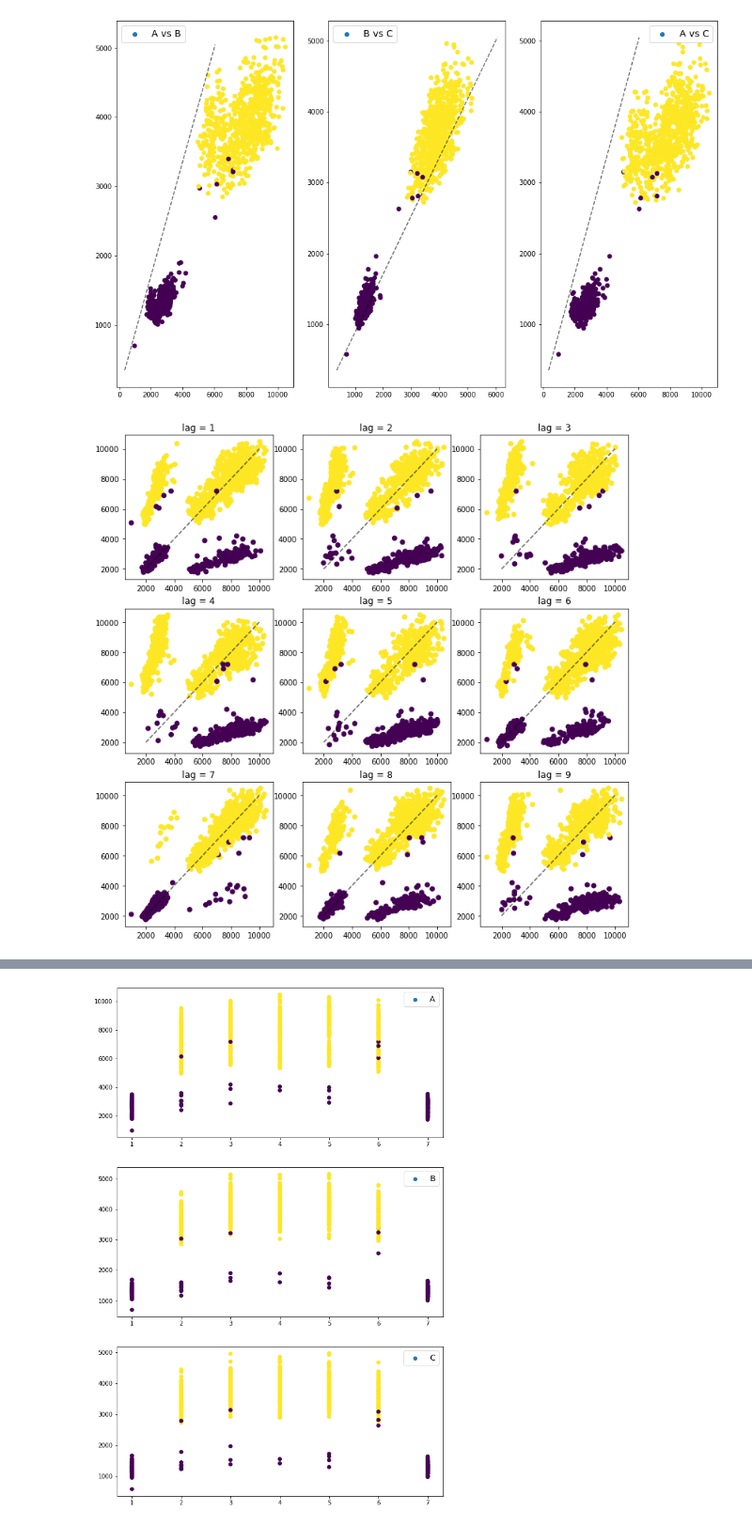
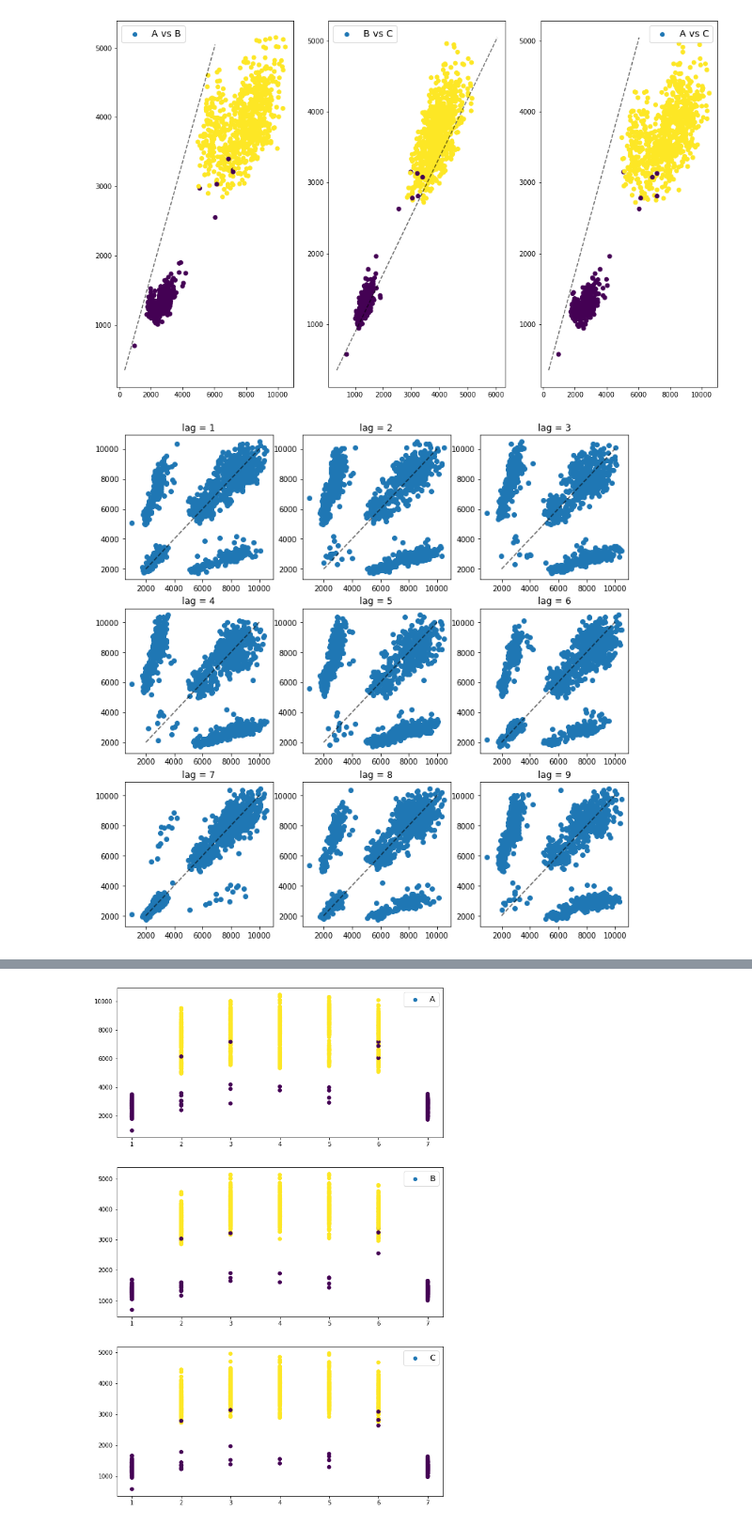
Before and after one commit to reasonablists/CoverMyMeds, a Jupyter notebook: DataCharacteristics.ipynb, the cells around one changed output, grey strips where cells are left out. Shown at 94% size. Cells and saved outputs as stored; diff of their text form; code cells hidden in the pictures.

```diff
--- a/DataCharacteristics.ipynb
+++ b/DataCharacteristics.ipynb
@@ -132,10 +132,10 @@ def make_lag_df(df,feature,lag):
     return lag_df
 # %%
 # A function to make our plotting easier
-def plot_lag(df,feature,lag,lu,up,color_feature,ax=None):
+def plot_lag(df,feature,lag,lu,up,ax=None):
     df = make_lag_df(df,feature,lag).dropna()
     if ax:
-        ax.scatter(df[feature+'_lag'],df[feature],c=df[color_feature])
+        ax.scatter(df[feature+'_lag'],df[feature])
 
         ax.plot(np.linspace(lu,up,100),
                 np.linspace(lu,up,100),
@@ -153,12 +153,12 @@ def plot_lag(df,feature,lag,lu,up,color_feature,ax=None):
 # %%
 # we'll make lag plot for lag = 1 to 9
 
 fig,ax = plt.subplots(3,3,
                       figsize = (12,12))
 
 for i in range(1,10):
-    plot_lag(df,'volume_A',i,2000,10000,'is_workday',ax[(i-1)//3, (i-1)%3])
+    plot_lag(df,'volume_A',i,2000,10000,ax[(i-1)//3, (i-1)%3])
 
 plt.show()
 # %% [output]
-[figure, old version]
+[figure, new version]
```
Also changed, not shown: parts of 11 cells of this notebook, 3 other files.
